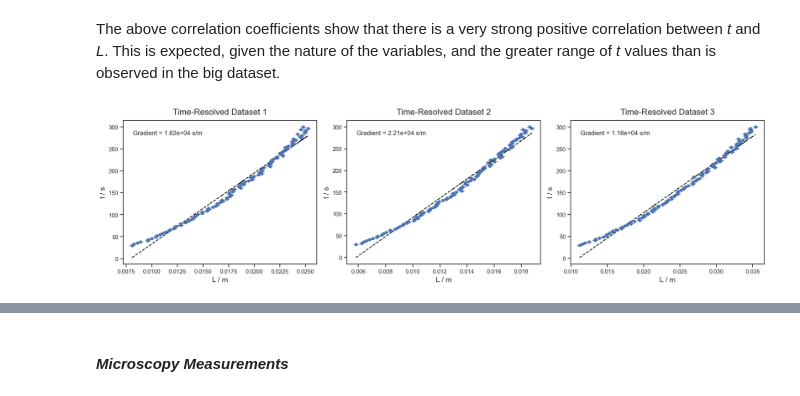
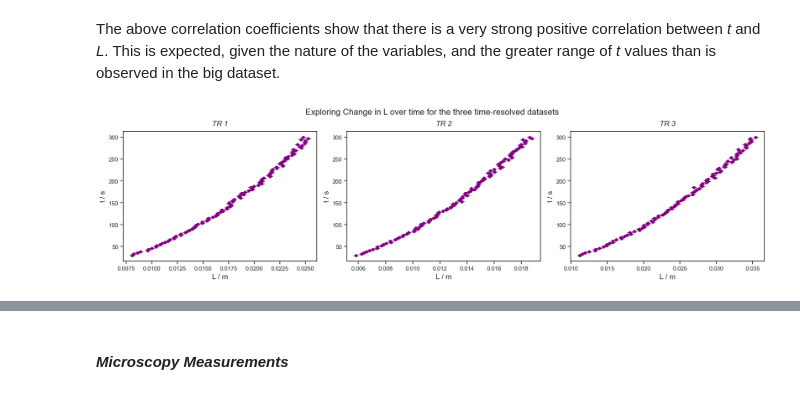
Before and after one commit to kgerrand/Code, a Jupyter notebook: exploring_data.ipynb, the cells around one changed output, grey strips where cells are left out. Drawn from its saved outputs; the diff is of its cells as text; code cells hidden in the pictures.

```diff
--- a/exploring_data.ipynb
+++ b/exploring_data.ipynb
@@ -166,20 +242,16 @@ The above correlation coefficients show that there is a very strong positive cor
 # %%
 # plotting L vs t for each trial, adding error bars representing the dL (uncertainty in L)
 fig, ax = plt.subplots(1,3, figsize=(18,5))
 sns.set_theme(style='ticks', font='Arial')
 
 for i, tr in enumerate([tr1, tr2, tr3]):
-    sns.scatterplot(data=tr, x='L', y='t', ax=ax[i])
-    ax[i].errorbar(tr['L'], tr['t'], yerr=tr['dL'], fmt='o', capsize=5, markersize=5)
-    ax[i].set_title(f'Time-Resolved Dataset {i+1}', fontsize=16, y=1.02)
+    sns.scatterplot(data=tr, x='L', y='t', ax=ax[i], c='purple')
+    ax[i].errorbar(tr['L'], tr['t'], yerr=tr['dL'], fmt='o', capsize=5, markersize=5, c='purple')
+    ax[i].set_title(f'TR {i+1}', fontsize=14, y=1.02, fontstyle='italic')
     ax[i].set_xlabel('L / m', fontsize=14)
     ax[i].set_ylabel('t / s', fontsize=14)
 
-    # adding line of best fit and calculating gradient
-    m, c = np.polyfit(tr['L'], tr['t'], 1)
-    ax[i].plot(tr['L'], m*tr['L'] + c, color='black', linestyle='--')
-    ax[i].text(0.05, 0.9, f'Gradient = {m:.3g} s/m', transform=ax[i].transAxes, fontsize=12)
-
+fig.suptitle('Exploring Change in L over time for the three time-resolved datasets', fontsize=16, y=0.95)
 fig.tight_layout()
 # %% [output]
-[figure, old version]
+[figure, new version]
```
Also changed, not shown: parts of 17 cells of this notebook.
